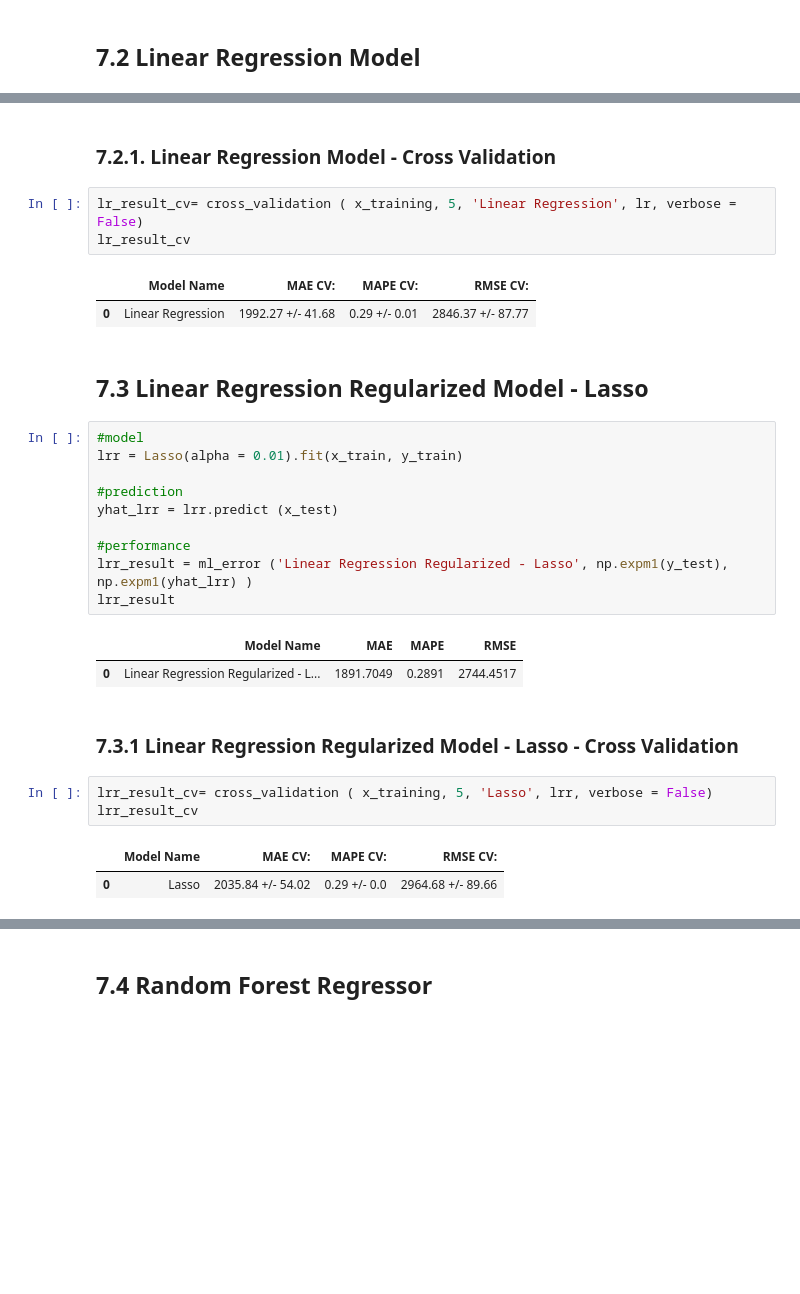
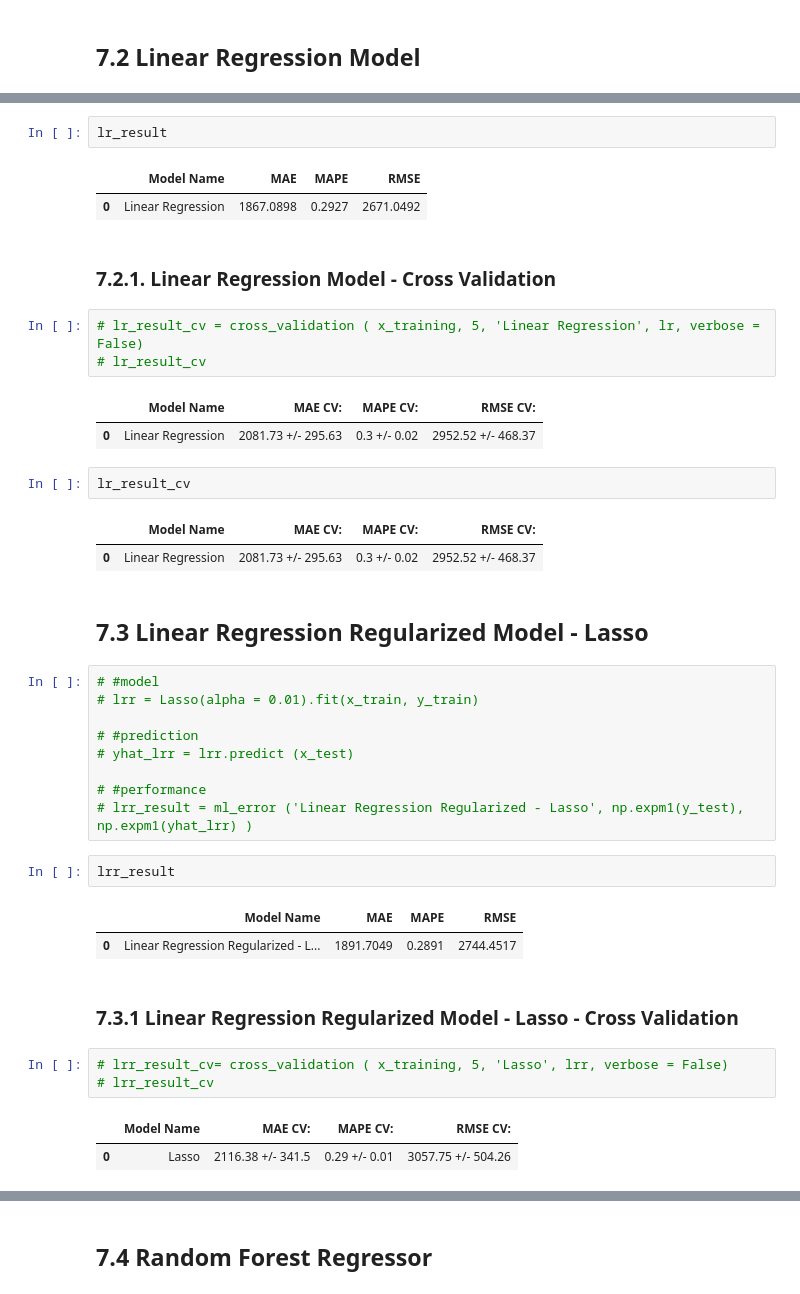
Before and after one commit to IsraelAugustods/ds_em_producao, a Jupyter notebook: m07_v01_store_sales_prediction.ipynb, the cells around one changed output, grey strips where cells are left out. Saved outputs shown, nothing was run; the diff lists cells and outputs as text; blank space fills up the shorter version.

```diff
--- a/m07_v01_store_sales_prediction.ipynb
+++ b/m07_v01_store_sales_prediction.ipynb
@@ -993,34 +997,45 @@ lr_result
 # %% [output]
 |  | Model Name | MAE | MAPE | RMSE |
 | 0 | Linear Regression | 1867.0898 | 0.2927 | 2671.0492 |
+# %%
+lr_result
+# %% [output]
+|  | Model Name | MAE | MAPE | RMSE |
+| 0 | Linear Regression | 1867.0898 | 0.2927 | 2671.0492 |
 # %% [markdown]
 ### 7.2.1. Linear Regression Model - Cross Validation
 # %%
-lr_result_cv= cross_validation ( x_training, 5, 'Linear Regression', lr, verbose = False)
-lr_result_cv
+# lr_result_cv = cross_validation ( x_training, 5, 'Linear Regression', lr, verbose = False)
+# lr_result_cv
 # %% [output]
 |  | Model Name | MAE CV: | MAPE CV: | RMSE CV: |
-| 0 | Linear Regression | 1992.27 +/- 41.68 | 0.29 +/- 0.01 | 2846.37 +/- 87.77 |
+| 0 | Linear Regression | 2081.73 +/- 295.63 | 0.3 +/- 0.02 | 2952.52 +/- 468.37 |
+# %%
+lr_result_cv
+# %% [output]
+|  | Model Name | MAE CV: | MAPE CV: | RMSE CV: |
+| 0 | Linear Regression | 2081.73 +/- 295.63 | 0.3 +/- 0.02 | 2952.52 +/- 468.37 |
 # %% [markdown]
 ## 7.3 Linear Regression Regularized Model - Lasso
 # %%
-#model
-lrr = Lasso(alpha = 0.01).fit(x_train, y_train)
+# #model
+# lrr = Lasso(alpha = 0.01).fit(x_train, y_train)
 
-#prediction
-yhat_lrr = lrr.predict (x_test)
+# #prediction
+# yhat_lrr = lrr.predict (x_test)
 
-#performance
-lrr_result = ml_error ('Linear Regression Regularized - Lasso', np.expm1(y_test), np.expm1(yhat_lrr) )
-lrr_result
+# #performance
+# lrr_result = ml_error ('Linear Regression Regularized - Lasso', np.expm1(y_test), np.expm1(yhat_lrr) )
-# %% [output]
-|  | Model Name | MAE | MAPE | RMSE |
-| 0 | Linear Regression Regularized - L... | 1891.7049 | 0.2891 | 2744.4517 |
+# %%
+lrr_result
+# %% [output]
+|  | Model Name | MAE | MAPE | RMSE |
+| 0 | Linear Regression Regularized - L... | 1891.7049 | 0.2891 | 2744.4517 |
 # %% [markdown]
 ### 7.3.1 Linear Regression Regularized Model - Lasso - Cross Validation
 # %%
-lrr_result_cv= cross_validation ( x_training, 5, 'Lasso', lrr, verbose = False)
-lrr_result_cv
+# lrr_result_cv= cross_validation ( x_training, 5, 'Lasso', lrr, verbose = False)
+# lrr_result_cv
 # %% [output]
 |  | Model Name | MAE CV: | MAPE CV: | RMSE CV: |
-| 0 | Lasso | 2035.84 +/- 54.02 | 0.29 +/- 0.0 | 2964.68 +/- 89.66 |
+| 0 | Lasso | 2116.38 +/- 341.5 | 0.29 +/- 0.01 | 3057.75 +/- 504.26 |
```
Also changed, not shown: parts of 21 cells of this notebook.
